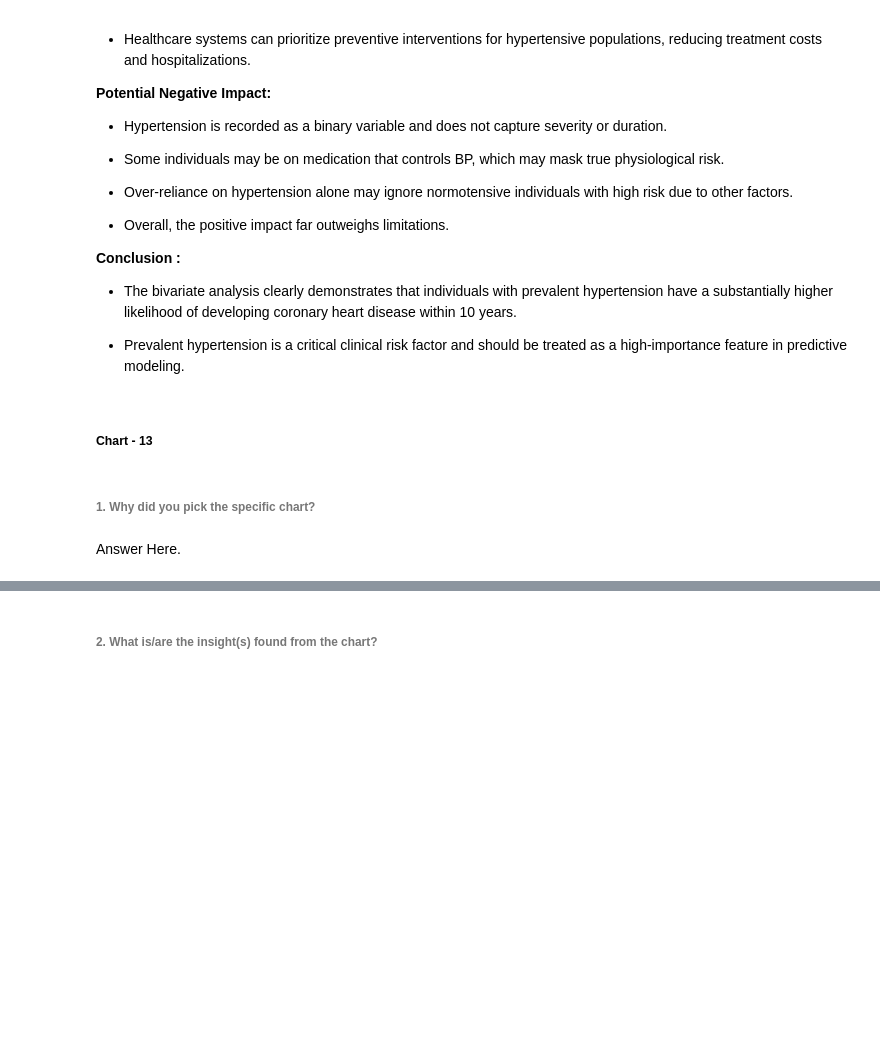
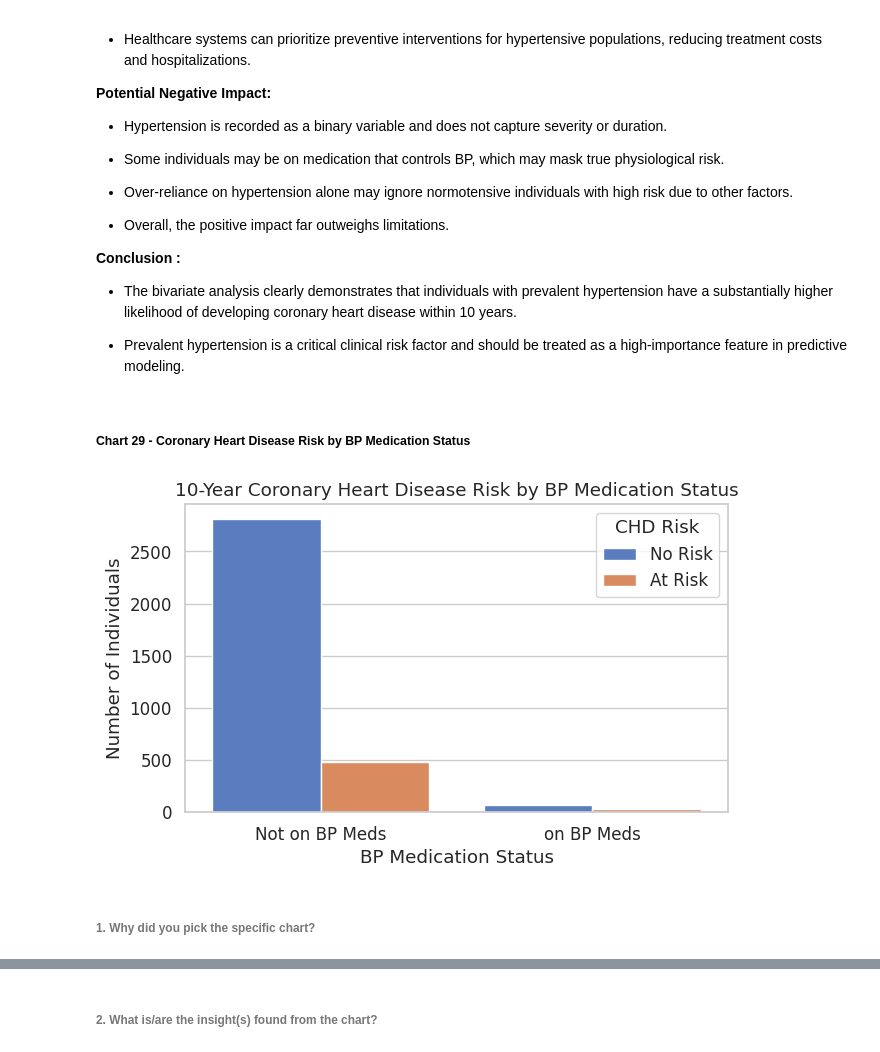
Before and after one commit to MonaliM5/cardio_risk_prediction, a Jupyter notebook: notebooks/Cardiovascular_Risk_Prediction.ipynb, the cells around one changed output, grey strips where cells are left out. Saved outputs shown, nothing was run; the diff lists cells and outputs as text; code cells hidden in the pictures; blank space fills up the shorter version.

Commit message:
viz (chart 29) : perform bivariate analysis of BP medication status vs 10-year CHD risk 💊

```diff
--- a/notebooks/Cardiovascular_Risk_Prediction.ipynb
+++ b/notebooks/Cardiovascular_Risk_Prediction.ipynb
@@ -2813,5 +2813,3 @@ Are there any insights that lead to negative growth? Justify with specific reaso
 * The bivariate analysis clearly demonstrates that individuals with prevalent hypertension have a substantially higher likelihood of developing coronary heart disease within 10 years.
 
 * Prevalent hypertension is a critical clinical risk factor and should be treated as a high-importance feature in predictive modeling.
-# %% [markdown]
-##### Chart - 13
@@ -2820,4 +2816,49 @@ Are there any insights that lead to negative growth? Justify with specific reaso
+# %% [markdown]
+##### Chart 29 -  Coronary Heart Disease Risk by BP Medication Status
+# %%
+# Chart - 29 visualization code
+
+# ============================================================
+# 📊 Bivariate Analysis - Chart 13
+# Relationship between BP Medications and 10-year CHD risk
+# ============================================================
+
+
+# creating a new figure to define the size of the plot
+plt.figure(figsize=(7, 4))
+
+# plotting a countplot to compare CHD risk across BP medication status
+ax = sns.countplot(
+    x='BPMeds',
+    hue='TenYearCHD',
+    data=df_wrangle
+)
+
+# setting the title to describe the relationship being visualized
+plt.title('10-Year Coronary Heart Disease Risk by BP Medication Status')
+
+# labeling the x-axis to represent BP medication categories
+plt.xlabel('BP Medication Status')
+
+# Updating x-axis tick labels to make them more interpretable
+plt.xticks([0, 1], ['Not on BP Meds', 'on BP Meds'])
+
+# labeling the y-axis to represent number of individuals
+plt.ylabel('Number of Individuals')
+
+# extracting legend handles and labels
+handles, labels = ax.get_legend_handles_labels()
+
+# updating legend labels to be more interpretable
+ax.legend(
+    handles,
+    ['No Risk', 'At Risk'],
+    title='CHD Risk'
+)
+
+# displaying the final plot
+plt.show()
+# %% [output]
+[figure, added]
 # %% [markdown]
 ###### 1. Why did you pick the specific chart?
-# %% [markdown]
-Answer Here.
```
Also changed, not shown: parts of 8 cells of this notebook.
